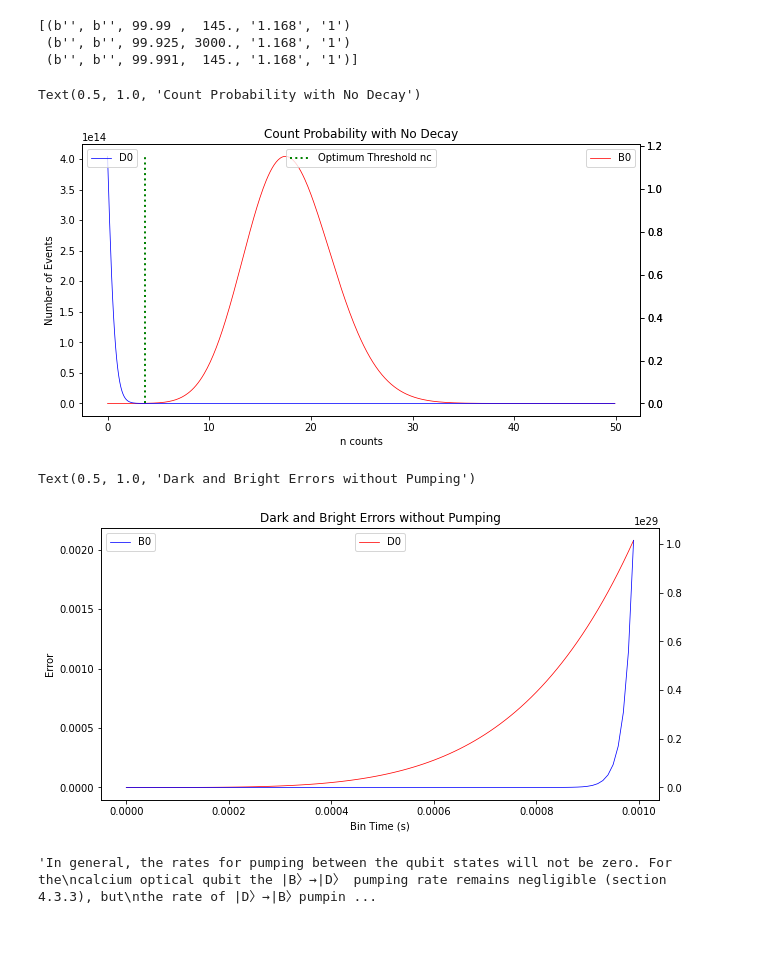
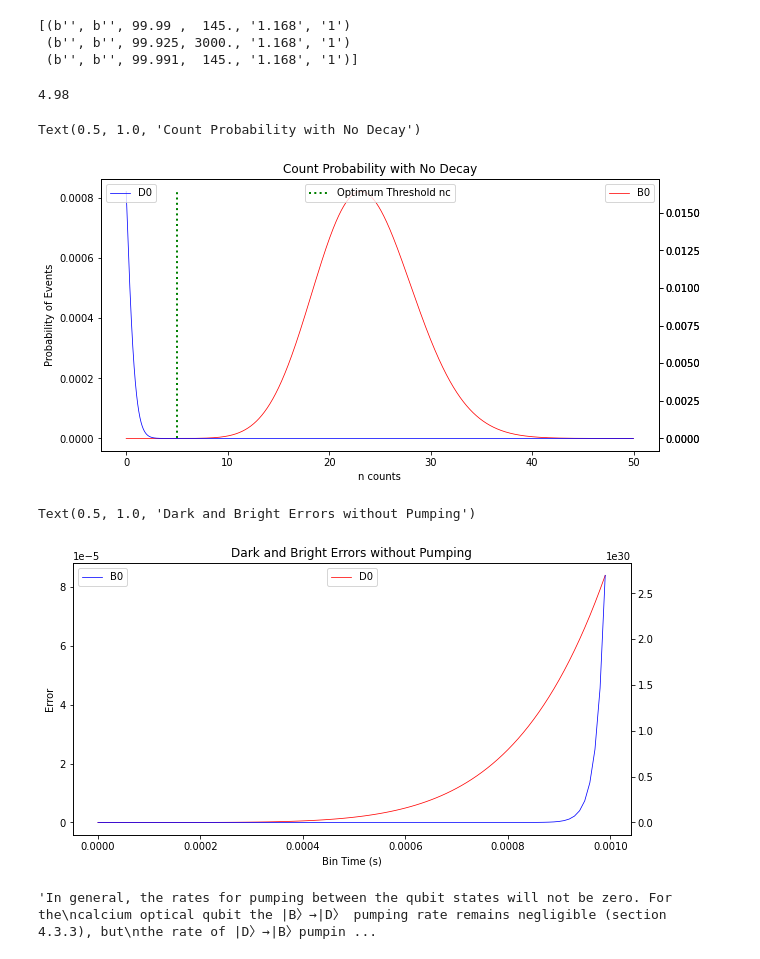
Before and after one commit to seangarn32/Trapped-Ion-Error-Model, a Jupyter notebook: SQR Error Model/Ca40Model.ipynb, the cells around one changed output. Cells and saved outputs as stored; diff of their text form; code cells hidden in the pictures.

```diff
--- a/SQR Error Model/Ca40Model.ipynb
+++ b/SQR Error Model/Ca40Model.ipynb
@@ -50,59 +50,73 @@ def Do(N, Dmean):
 #eD = np.sum(D0) #for n>nc
 #e = (eB+eD)/2
 # %%
-#No pumping distributions
+#Variables
 
 #Burrell quoted
 #RB = 55800 s−1
 #RD = 442 s−1
 #tb = 420 us = .00042
-#n = counts
+
 #nc = diferentiation counts
 
-n = 50
-
+#n = counts
+nMax = 50
 #Bright state fluoresence rate
 Rb = 55800
 #Dark state fluoresence rate
 Rd = 442
-#n counts recorded during bin time
-tb = .00032
-#count threshold
-nc = nc(Rb, Rd, tb)
+#bin time
+tb = .00042
+#tau decay time for Ca40
+tau = 1.167
 
-step = .1
-N = np.arange(start=0,stop=n,step=step)
+step = .01
+N = np.arange(start=0,stop=nMax,step=step)
 
 #Graphing
 Bmean = Bmean(Rb,Rd,tb)
-BM = np.full(np.int_(n/step),Bmean)
+BM = np.full(np.int_(nMax/step),Bmean)
 Dmean = Dmean(Rd,tb)
-DM = np.full(np.int_(n/step),Dmean)
+DM = np.full(np.int_(nMax/step),Dmean)
 
 #n counts in tb from bright
 B0 = Bo(N,BM)
-
+#print(N)
+#print(B0)
 #n counts in tb from dark
 D0 = Do(N,DM)
-#print(B0)
-#print(D0)
+
+B0 = B0/np.sum(B0)
+D0 = D0/np.sum(D0)
+#count threshold
+nc = 0
+minDiff = np.abs(B0[0]-D0[0])
+for i, item in enumerate(B0):
+    diff = np.abs(B0[i]-D0[i])
+    #print(diff)
+    if(diff<minDiff):
+        nc = i
+        minDiff = diff
+nc=nc*step
+print(nc)
 
 fig = plt.figure(figsize=(10, 5))
 ax1 = fig.add_subplot(1, 1, 1)
 ax1.plot(N, B0, lw=0.75, c="r", label = "B0")
-ax1.set_ylabel("Number of Events")
+ax1.set_ylabel("Probability of Events")
 ax1.set_xlabel("n counts")
 ax2 = plt.twinx(ax1)
 ax2.plot(N, D0, lw=0.75, c="b", label = "D0")
 ax3 = plt.twinx(ax1)
-plt.vlines(nc,ymin=0,ymax=np.max(D0), colors='green', ls=':', lw=2, label='Optimum Threshold nc')
+plt.vlines(nc, ymin=0, ymax=np.max(D0), colors='green', ls=':', lw=2, label='Optimum Threshold nc')
 ax1.legend(loc = 'upper right')
 ax2.legend(loc = 'upper left')
 ax3.legend(loc = 'upper center')
 plt.title("Count Probability with No Decay")
 # %% [output]
-Text(0.5, 1.0, 'Count Probability with No Decay')
+4.98
+Text(0.5, 1.0, 'Count Probability with No Decay')
-[figure, old version]
+[figure, new version]
 # %%
 #Optimal Time vs Collection Efficiency w/o pumping
 
@@ -111,8 +125,8 @@ Text(0.5, 1.0, 'Count Probability with No Decay')
 
 Rb = 55800
 Rd = 442
-#1ms bin time
-tb = .001
+#50 counts
+n = 50
 
 def D_integrand(n, Rd, tb):
     return (np.power(Rd*tb,n)) * (np.exp(Rd*tb)) / spec.factorial(n)
@@ -138,12 +152,14 @@ tb = np.arange(start=0,stop=.001,step=.00001)
 darkE = np.empty(0)
 brightE = np.empty(0)
 
+
+
 for i in tb:
     darkE = np.append(darkE, ed(i)[0])
+
 for i in tb:
     brightE = np.append(brightE, eb(i)[0])
 
-#print(darkE)
 
 fig = plt.figure(figsize=(10, 5))
 ax1 = fig.add_subplot(1, 1, 1)
@@ -158,7 +174,7 @@ ax2.legend(loc = 'upper left')
 plt.title("Dark and Bright Errors without Pumping")
 # %% [output]
 Text(0.5, 1.0, 'Dark and Bright Errors without Pumping')
-[figure, old version]
+[figure, new version]
 # %%
 '''In general, the rates for pumping between the qubit states will not be zero. For the
 calcium optical qubit the |B〉→|D〉 pumping rate remains negligible (section 4.3.3), but
```
Also changed, not shown: 1 other file.
